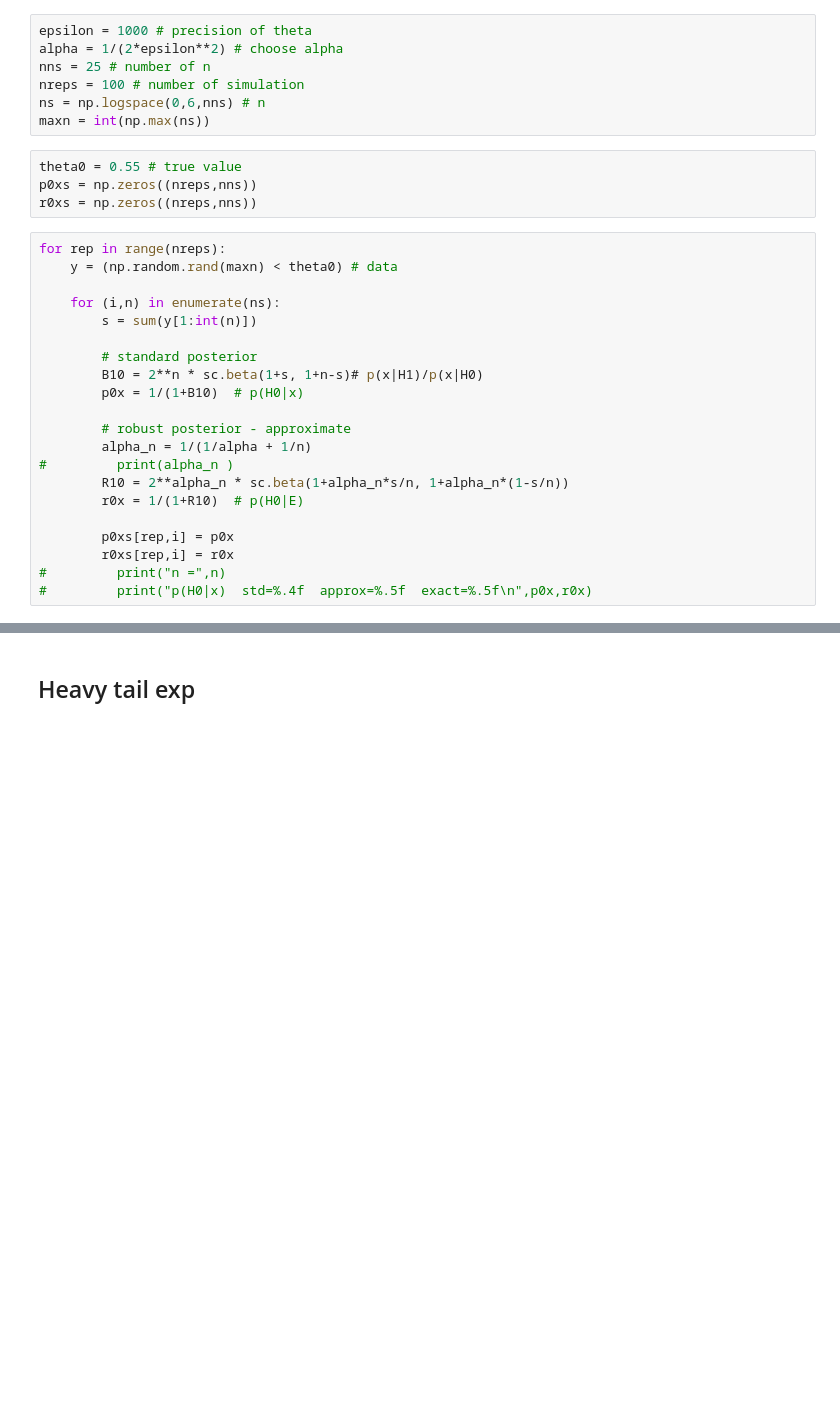
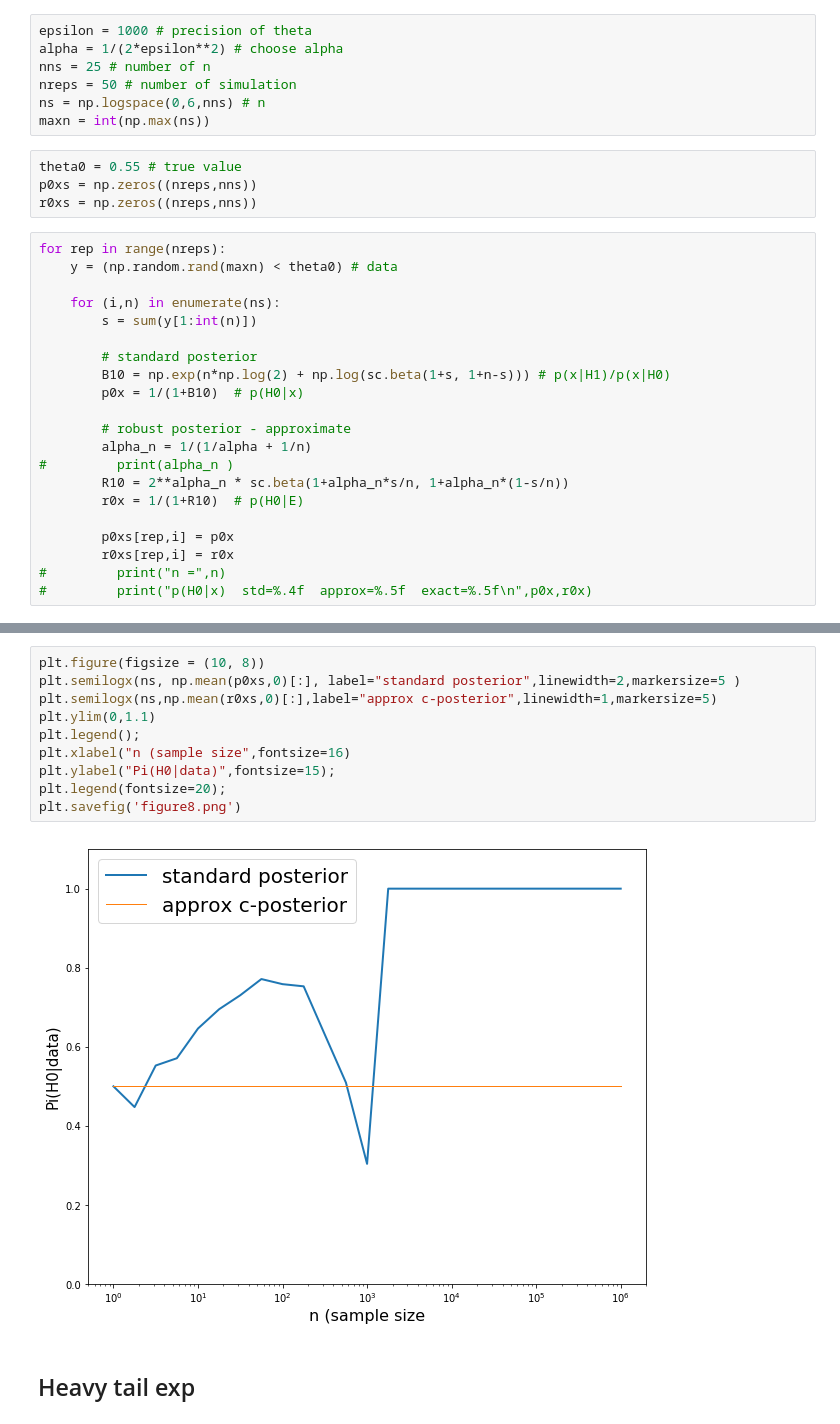
Before and after one commit to ineskris/Bernoulli_example, a Jupyter notebook: Bernoulli_ex.ipynb, the cells around one changed output, grey strips where cells are left out. Cells and saved outputs as stored; diff of their text form; blank space fills up the shorter version.

```diff
--- a/Bernoulli_ex.ipynb
+++ b/Bernoulli_ex.ipynb
@@ -286,7 +261,7 @@ plt.legend(fontsize=20);
 epsilon = 1000 # precision of theta
 alpha = 1/(2*epsilon**2) # choose alpha
 nns = 25 # number of n
-nreps = 100 # number of simulation
+nreps = 50 # number of simulation
 ns = np.logspace(0,6,nns) # n
 maxn = int(np.max(ns))
 # %%
@@ -301,7 +276,7 @@ for rep in range(nreps):
         s = sum(y[1:int(n)])
 
         # standard posterior
-        B10 = 2**n * sc.beta(1+s, 1+n-s)# p(x|H1)/p(x|H0)
+        B10 = np.exp(n*np.log(2) + np.log(sc.beta(1+s, 1+n-s))) # p(x|H1)/p(x|H0)
         p0x = 1/(1+B10)  # p(H0|x)
 
         # robust posterior - approximate
@@ -319,2 +292,14 @@ KeyboardInterrupt:
+# %%
+plt.figure(figsize = (10, 8))
+plt.semilogx(ns, np.mean(p0xs,0)[:], label="standard posterior",linewidth=2,markersize=5 )
+plt.semilogx(ns,np.mean(r0xs,0)[:],label="approx c-posterior",linewidth=1,markersize=5)
+plt.ylim(0,1.1)
+plt.legend();
+plt.xlabel("n (sample size",fontsize=16)
+plt.ylabel("Pi(H0|data)",fontsize=15);
+plt.legend(fontsize=20);
+plt.savefig('figure8.png')
+# %% [output]
+[figure, added]
 # %% [markdown]
 ## Heavy tail exp
```
Also changed, not shown: parts of 16 cells of this notebook.
